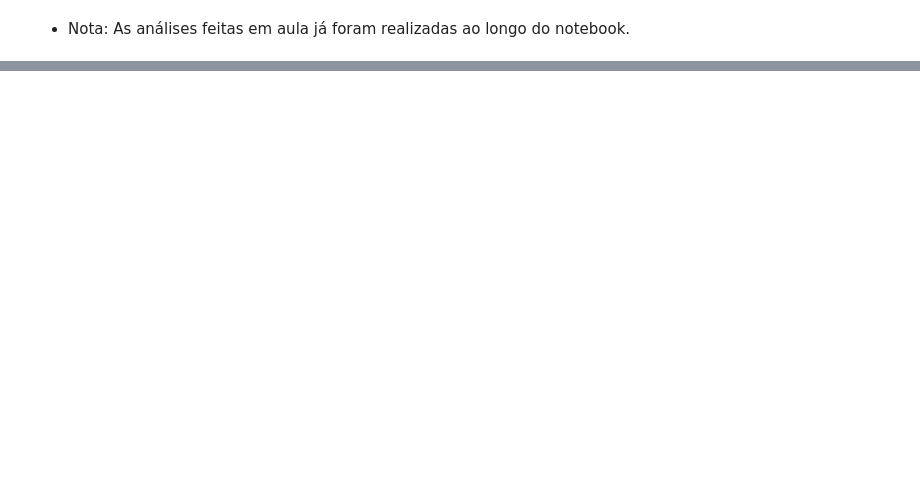
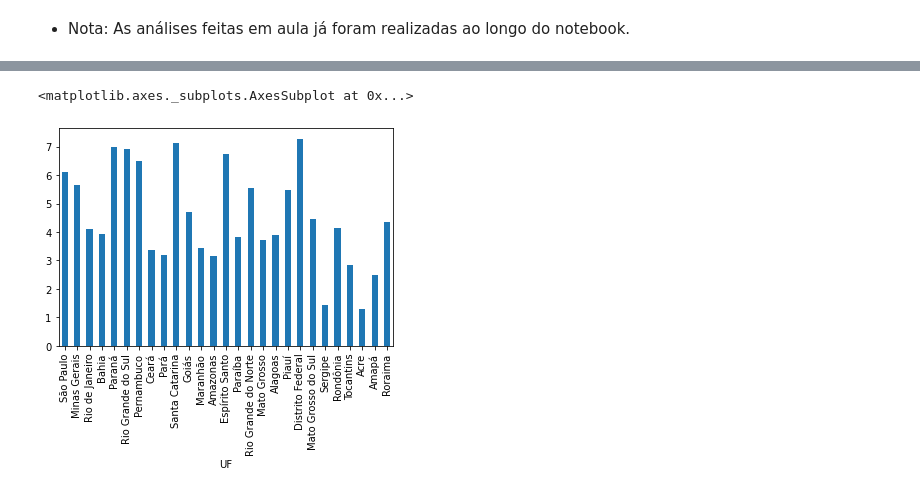
Before and after one commit to MatheusOrange211/Bootcamp-Alura, a Jupyter notebook: Bootcamp_Alura_Data_Science_Hospitalar.ipynb, the cells around one changed output, grey strips where cells are left out. Saved outputs shown, nothing was run; the diff lists cells and outputs as text; code cells hidden in the pictures; blank space fills up the shorter version.

```diff
--- a/Bootcamp_Alura_Data_Science_Hospitalar.ipynb
+++ b/Bootcamp_Alura_Data_Science_Hospitalar.ipynb
@@ -1276,0 +1539,8 @@ plt.show()
+# %%
+gastos_populacao_recente['gastos'] = gastos_populacao_recente['2020/Jul'] * 1000000
+gastos_populacao_recente['gastos_por_habitante'] = gastos_populacao_recente['gastos'] / gastos_populacao_recente['populacao']
+# %%
+gastos_populacao_recente['gastos_por_habitante'].plot(kind='bar')
+# %% [output]
+<matplotlib.axes._subplots.AxesSubplot at 0x...>
+[figure, added]
```
Also changed, not shown: parts of 97 cells of this notebook.
